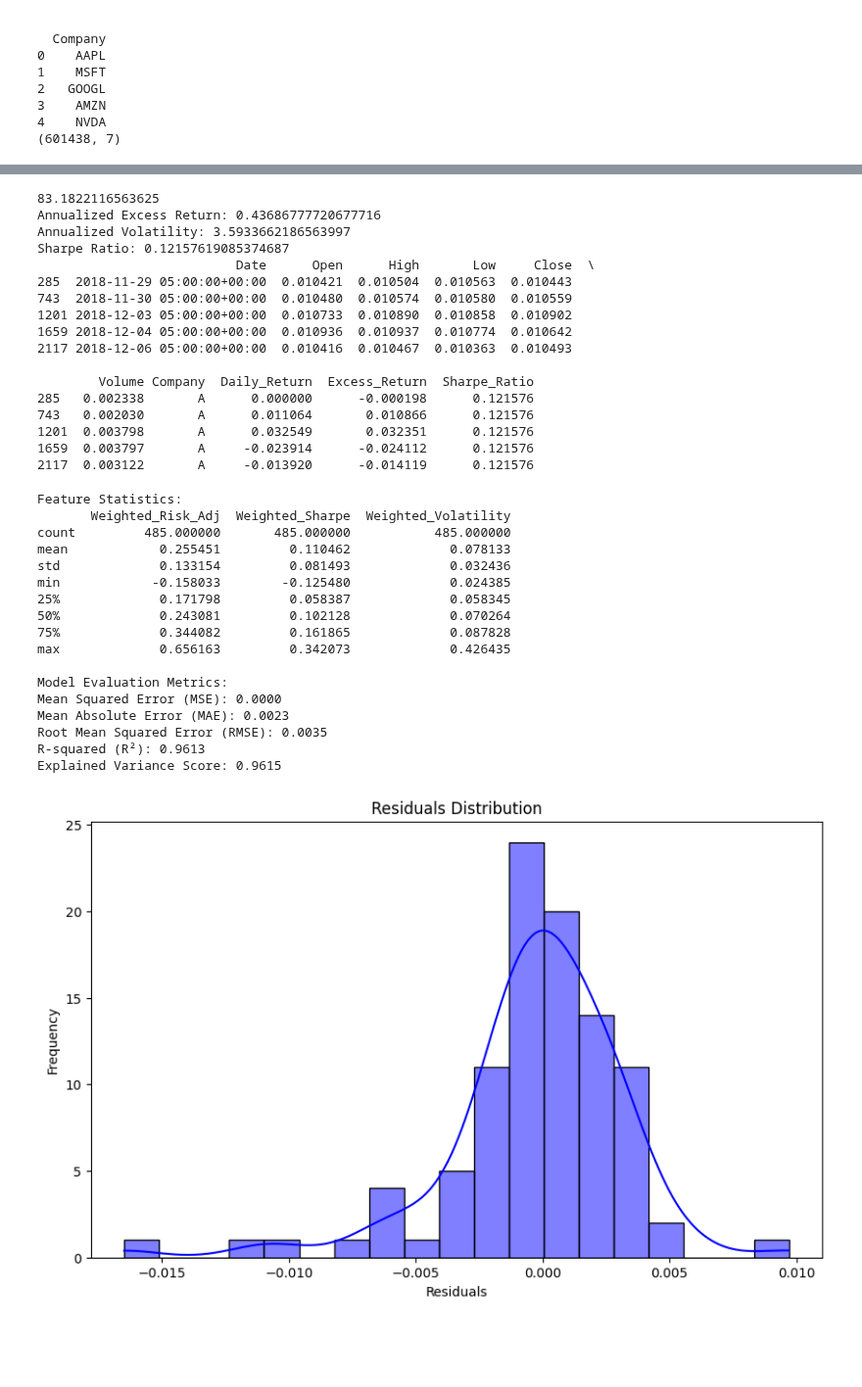
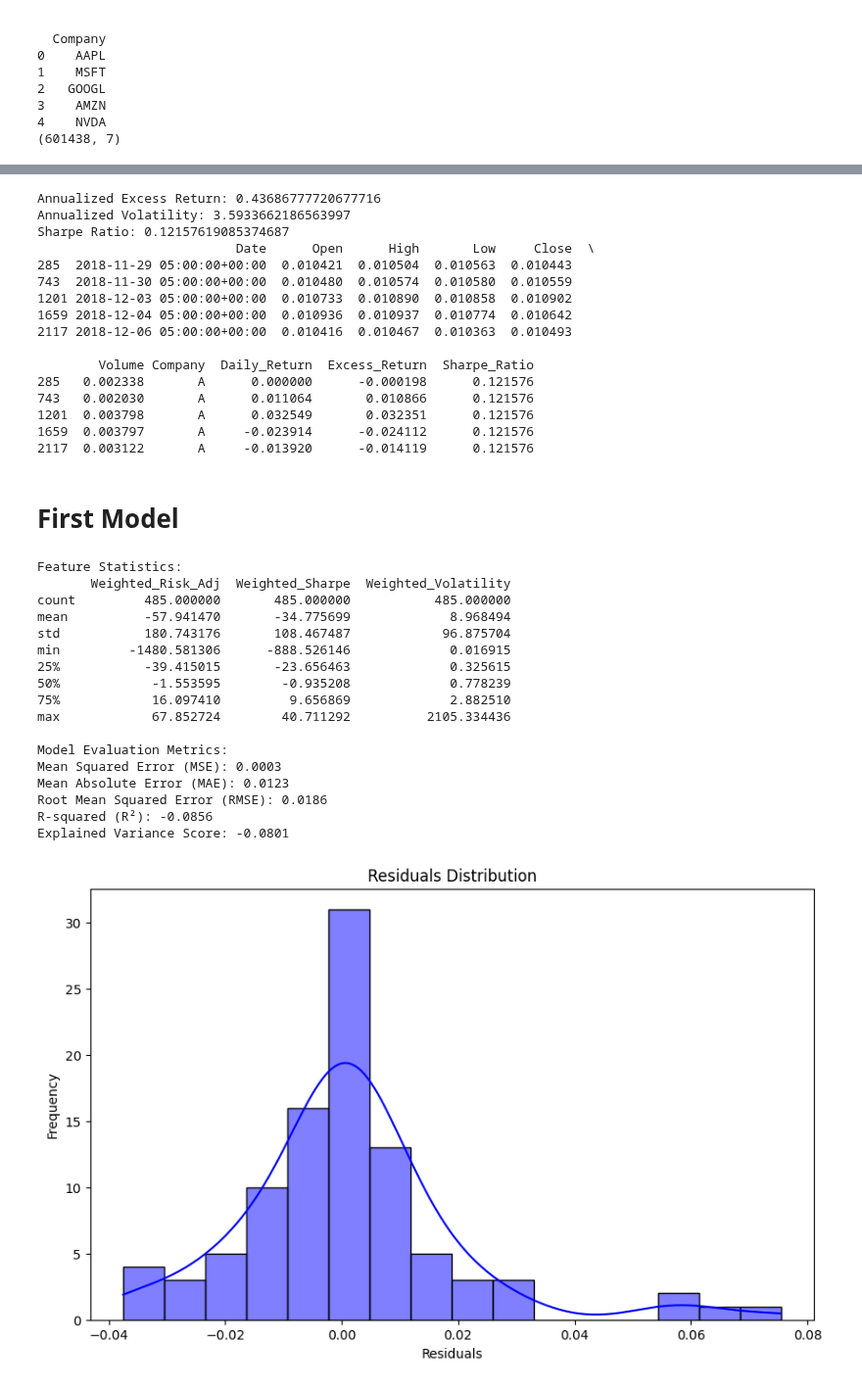
Before and after one commit to cs-151a/cs-151a, a Jupyter notebook: stocks.ipynb, the cells around one changed output, grey strips where cells are left out. Shown at 98% size. Drawn from its saved outputs; the diff is of its cells as text; code cells hidden in the pictures; blank space fills up the shorter version.

```diff
--- a/stocks.ipynb
+++ b/stocks.ipynb
@@ -343,28 +287,0 @@ print(ranked_results)
-# %%
-df['Daily_Return'] = df['Close'].pct_change()
-
-
-risk_free_rate = 0.05 / 252  # just a 5% annual risk-free rate divided by 252 trading days for example
-
-# 1. Calculate excess returns above risk-free rate
-df['Excess_Return'] = df['Daily_Return'] - risk_free_rate
-
-# 2. Calculate annualized excess return
-annualized_excess_return = df['Excess_Return'].mean() * 252
-
-# 3. Calculate annualized volatility
-annualized_volatility = df['Daily_Return'].std() * np.sqrt(252)
-
-# 4. Calculate Sharpe ratio
-sharpe_ratio = annualized_excess_return / annualized_volatility
-
-
-print("Annualized Excess Return:", annualized_excess_return)
-print("Annualized Volatility:", annualized_volatility)
-print("Sharpe Ratio:", sharpe_ratio)
-
-
-df['Sharpe_Ratio'] = sharpe_ratio
-
-
-print(df.head())
@@ -748,12 +350,11 @@ dfCopy = dfCopy.sort_values(by=['Company', 'Date'])
 
 risk_free_rate = 0.05 / 252  # just a 5% annual risk-free rate divided by 252 trading days for example
 
+# Manually perform pct_change() and replace NaNs/Infinity with 0
 dfCopy['Daily_Return'] = dfCopy['Close'].diff() / dfCopy['Close'].shift()
 dfCopy['Daily_Return'] = dfCopy['Daily_Return'].fillna(0)  # Replace NaN with 0
 dfCopy.loc[df['Close'].shift() == 0, 'Daily_Return'] = 0  # Handle cases where the previous value is 0
 dfCopy = dfCopy.replace([np.inf, -np.inf], 0)
-
-print(max(dfCopy["Daily_Return"]))
 
 # 1. Calculate excess returns above risk-free rate
 dfCopy['Excess_Return'] = dfCopy['Daily_Return'] - risk_free_rate
@@ -778,7 +379,6 @@ dfCopy['Sharpe_Ratio'] = sharpe_ratio
 
 print(dfCopy.head())
 # %% [output]
-83.1822116563625
 Annualized Excess Return: 0.43686777720677716
 Annualized Volatility: 3.5933662186563997
 Sharpe Ratio: 0.12157619085374687
@@ -795,6 +395,8 @@ Sharpe Ratio: 0.12157619085374687
 1201  0.003798       A      0.032549       0.032351      0.121576
 1659  0.003797       A     -0.023914      -0.024112      0.121576
 2117  0.003122       A     -0.013920      -0.014119      0.121576
+# %% [markdown]
+# First Model
 # %%
 import pandas as pd
 import numpy as np
@@ -843,9 +445,9 @@ class StockPredictionModel:
     def prepare_features(self):
         # Calculate daily returns and Sharpe ratio components
         # self.df['Daily_Returns'] = self.df.groupby('Company')['Close'].pct_change()
-        self.df['Daily_Return'] = self.df['Close'].diff() / self.df['Close'].shift()
-        self.df['Daily_Return'] = self.df['Daily_Return'].fillna(0)  # Replace NaN with 0
-        self.df.loc[df['Close'].shift() == 0, 'Daily_Return'] = 0  # Handle cases where the previous value is 0
+        self.df['Daily_Returns'] = self.df['Close'].diff() / self.df['Close'].shift()
+        self.df['Daily_Returns'] = self.df['Daily_Returns'].fillna(0)  # Replace NaN with 0
+        self.df.loc[df['Close'].shift() == 0, 'Daily_Returns'] = 0  # Handle cases where the previous value is 0
         self.df = self.df.replace([np.inf, -np.inf], 0)
         self.df['Excess_Returns'] = self.df['Daily_Returns'] - self.risk_free_rate
 
@@ -1040,43 +642,43 @@ class StockPredictionModel:
             final_score = 2 * (composite_score - composite_score.min()) / (composite_score.max() - composite_score.min()) - 1
             results = pd.DataFrame({
                 'Company': companies,
                 'Score': final_score
             })
 
             results = results.sort_values('Score', ascending=False).reset_index(drop=True)
 
             print("\nTop 10 Stocks:")
             print(results.head(10))
             print("\nBottom 10 Stocks:")
             print(results.tail(10))
 
             results.to_csv('stock_scores.csv', index=False)
 
             return results
 
         except Exception as e:
             print(f"Error in calculate_final_scores: {str(e)}")
             raise
 
 model = StockPredictionModel(data.df)
 mse, r2, feature_importance = model.train_model()
 final_scores = model.calculate_final_scores()
 # %% [output]
 Feature Statistics:
        Weighted_Risk_Adj  Weighted_Sharpe  Weighted_Volatility
 count         485.000000       485.000000           485.000000
-mean            0.255451         0.110462             0.078133
-std             0.133154         0.081493             0.032436
-min            -0.158033        -0.125480             0.024385
-25%             0.171798         0.058387             0.058345
-50%             0.243081         0.102128             0.070264
-75%             0.344082         0.161865             0.087828
-max             0.656163         0.342073             0.426435
+mean          -57.941470       -34.775699             8.968494
+std           180.743176       108.467487            96.875704
+min         -1480.581306      -888.526146             0.016915
+25%           -39.415015       -23.656463             0.325615
+50%            -1.553595        -0.935208             0.778239
+75%            16.097410         9.656869             2.882510
+max            67.852724        40.711292          2105.334436
 
 Model Evaluation Metrics:
-Mean Squared Error (MSE): 0.0000
-Mean Absolute Error (MAE): 0.0023
-Root Mean Squared Error (RMSE): 0.0035
-R-squared (R²): 0.9613
-Explained Variance Score: 0.9615
+Mean Squared Error (MSE): 0.0003
+Mean Absolute Error (MAE): 0.0123
+Root Mean Squared Error (RMSE): 0.0186
+R-squared (R²): -0.0856
+Explained Variance Score: -0.0801
-[figure, old version]
+[figure, new version]
```
Also changed, not shown: parts of 11 cells of this notebook, 2 other files.
